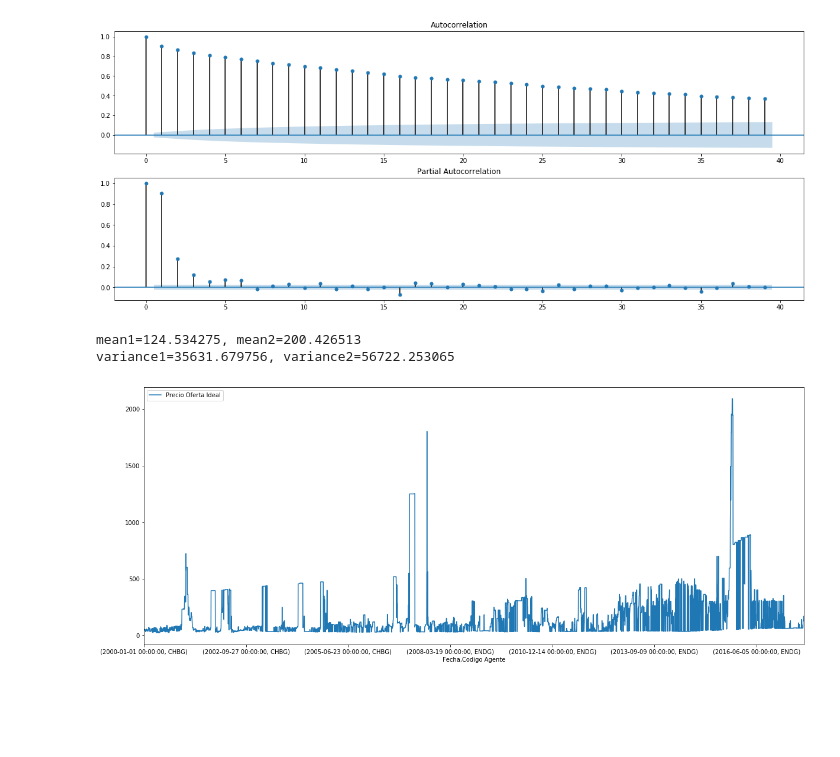
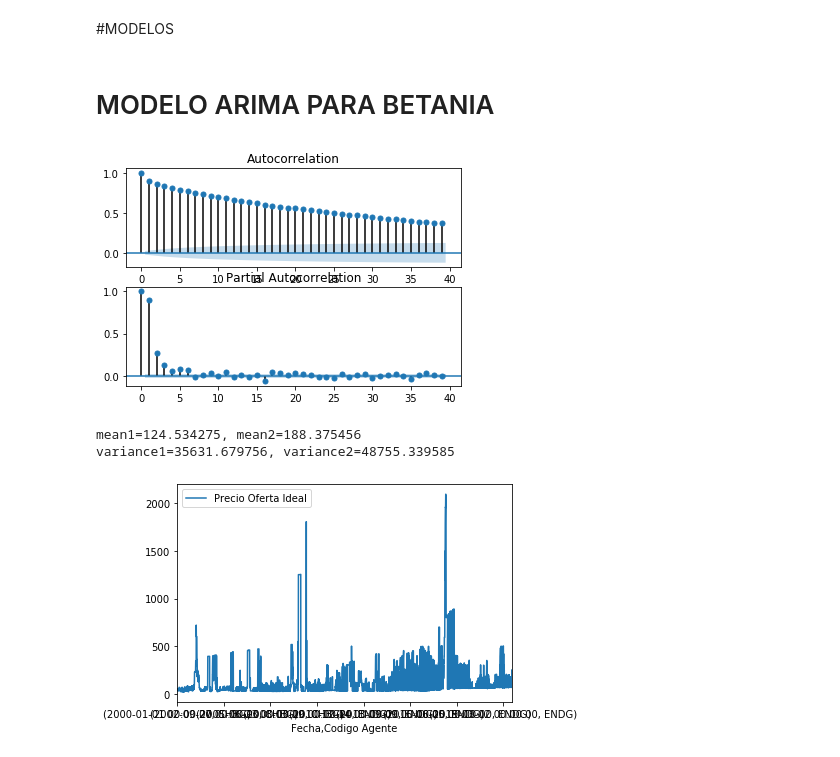
Before and after one commit to Vamarinpe/PAE, a Jupyter notebook: CodRecurso.ipynb, the cells around one changed output. Saved outputs shown, nothing was run; the diff lists cells and outputs as text; code cells hidden in the pictures; blank space fills up the shorter version.

```diff
--- a/CodRecurso.ipynb
+++ b/CodRecurso.ipynb
@@ -223,39 +210,42 @@ g=sns.regplot(x=d,y=v)
+# %% [markdown]
+#MODELOS
+# %% [markdown]
+# MODELO ARIMA PARA BETANIA
 # %%
-# NORMAL
-prueba=Datos
-prueba=prueba.xs('BETANIA',level='Recurso').iloc[:6465]
-prueba
-
+# SERIE NORMAL
 from statsmodels.graphics.tsaplots import plot_acf
 from statsmodels.graphics.tsaplots import plot_pacf
 from matplotlib import pyplot
+%matplotlib inline
+
+M1Betania=Datos.xs('BETANIA',level='Recurso')                # Quita las ultimas 718 (6465)
 
 pyplot.figure()
 pyplot.subplot(211)
-plot_acf(prueba, ax=pyplot.gca())
+plot_acf(M1Betania, ax=pyplot.gca())
 pyplot.subplot(212)
-plot_pacf(prueba, ax=pyplot.gca())
+plot_pacf(M1Betania, ax=pyplot.gca())
 pyplot.show()
 
-prueba.plot()
+M1Betania.plot()
 
-X = prueba['Precio Oferta Ideal'].values
+X = M1Betania['Precio Oferta Ideal'].values
 split = len(X)/2
 X1=X[0:3233]
 X2=X[3233:]
 mean1, mean2 = X1.mean(), X2.mean()
 var1, var2 = X1.var(), X2.var()
 print('mean1=%f, mean2=%f' % (mean1, mean2))
 print('variance1=%f, variance2=%f' % (var1, var2))
 
 
 #from statsmodels.tsa.seasonal import seasonal_decompose
 #result = seasonal_decompose(prueba, model='multiplicative', freq=365)
 #result.plot()
 #pyplot.show()
 # %% [output]
-[figure, old version]
+[figure, new version]
-mean1=124.534275, mean2=200.426513
-variance1=35631.679756, variance2=56722.253065
+mean1=124.534275, mean2=188.375456
+variance1=35631.679756, variance2=48755.339585
-[figure, old version]
+[figure, new version]
 # %%
```
Also changed, not shown: parts of 22 cells of this notebook.
